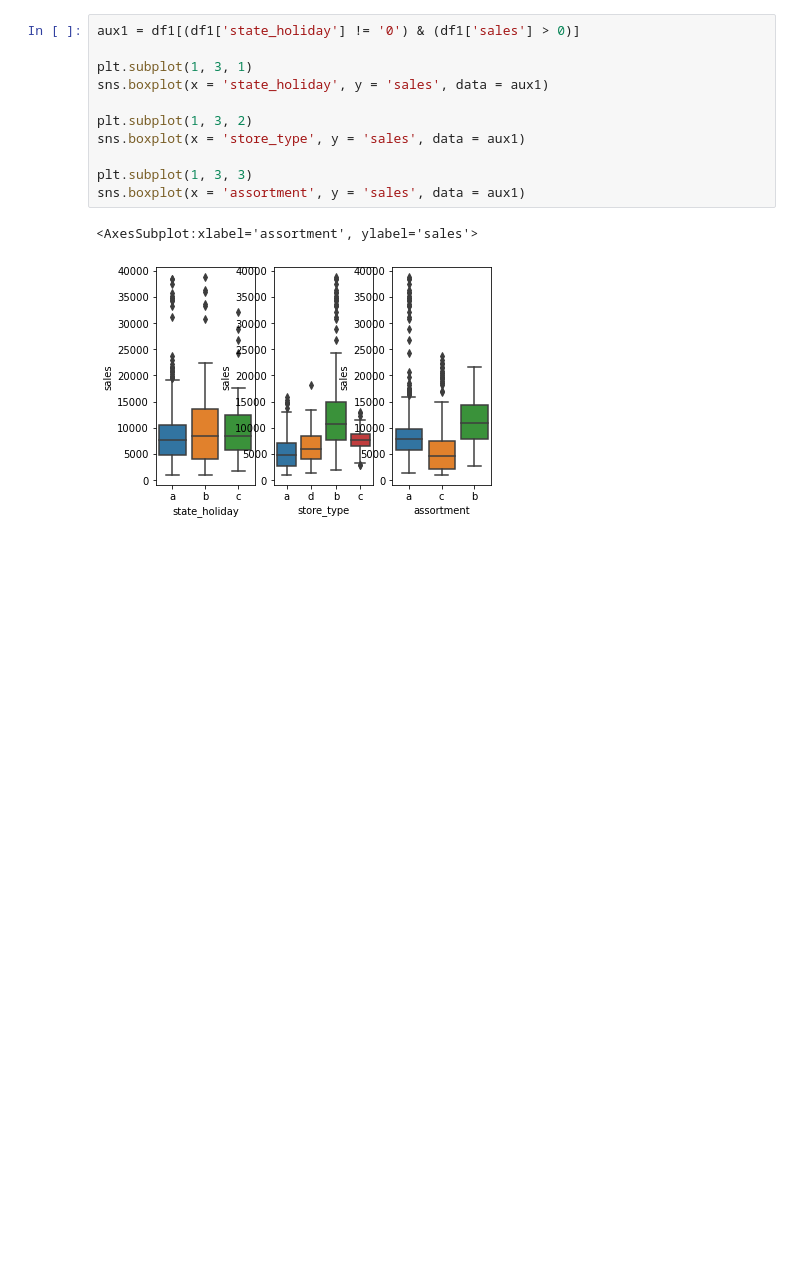
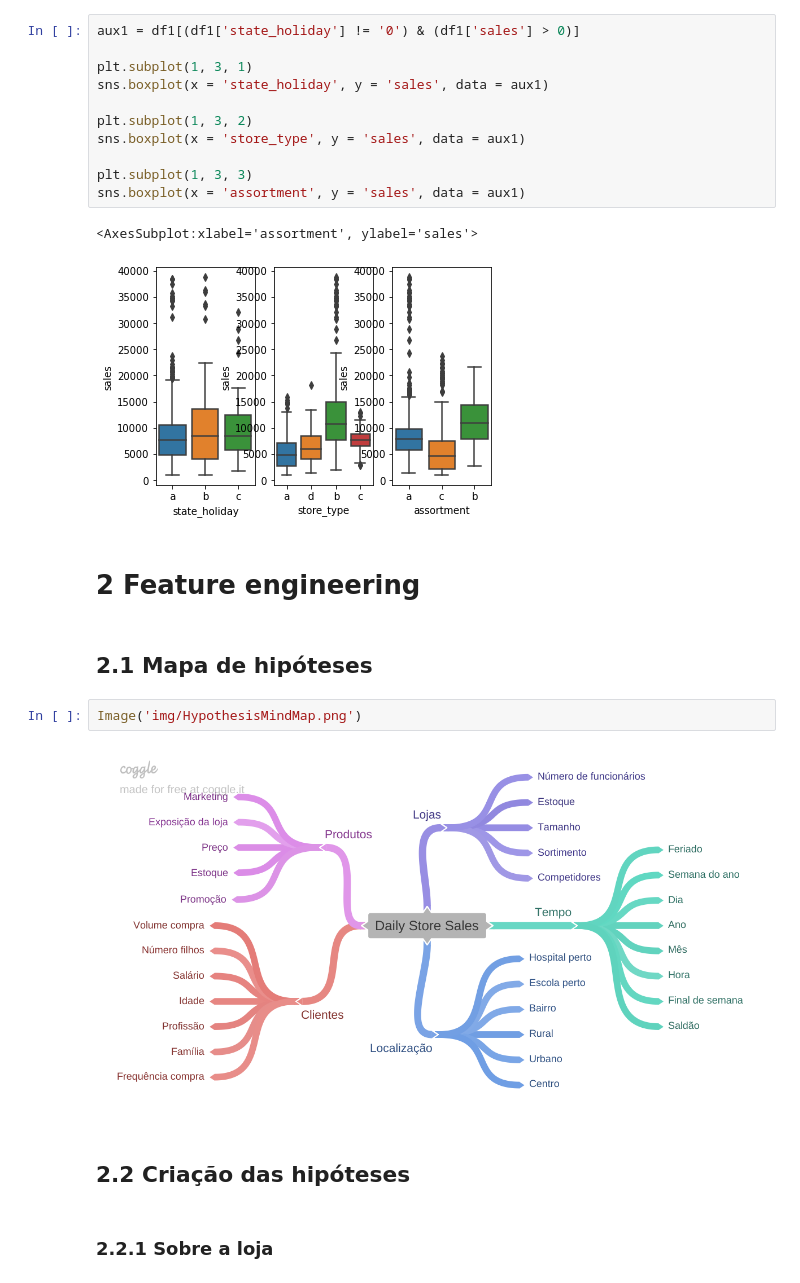
Before and after one commit to paixaols/rossmann-store-sales, a Jupyter notebook: Rossmann_sales_prediction.ipynb, the cells around one changed output. Cells and saved outputs as stored; diff of their text form; blank space fills up the shorter version.

```diff
--- a/Rossmann_sales_prediction.ipynb
+++ b/Rossmann_sales_prediction.ipynb
@@ -223,3 +225,15 @@ sns.boxplot(x = 'assortment', y = 'sales', data = aux1)
 # %% [output]
 <AxesSubplot:xlabel='assortment', ylabel='sales'>
 [figure]
+# %% [markdown]
+# 2 Feature engineering
+# %% [markdown]
+## 2.1 Mapa de hipóteses
+# %%
+Image('img/HypothesisMindMap.png')
+# %% [output]
+[figure, added]
+# %% [markdown]
+## 2.2 Criação das hipóteses
+# %% [markdown]
+### 2.2.1 Sobre a loja
```
Also changed, not shown: parts of 10 cells of this notebook.
